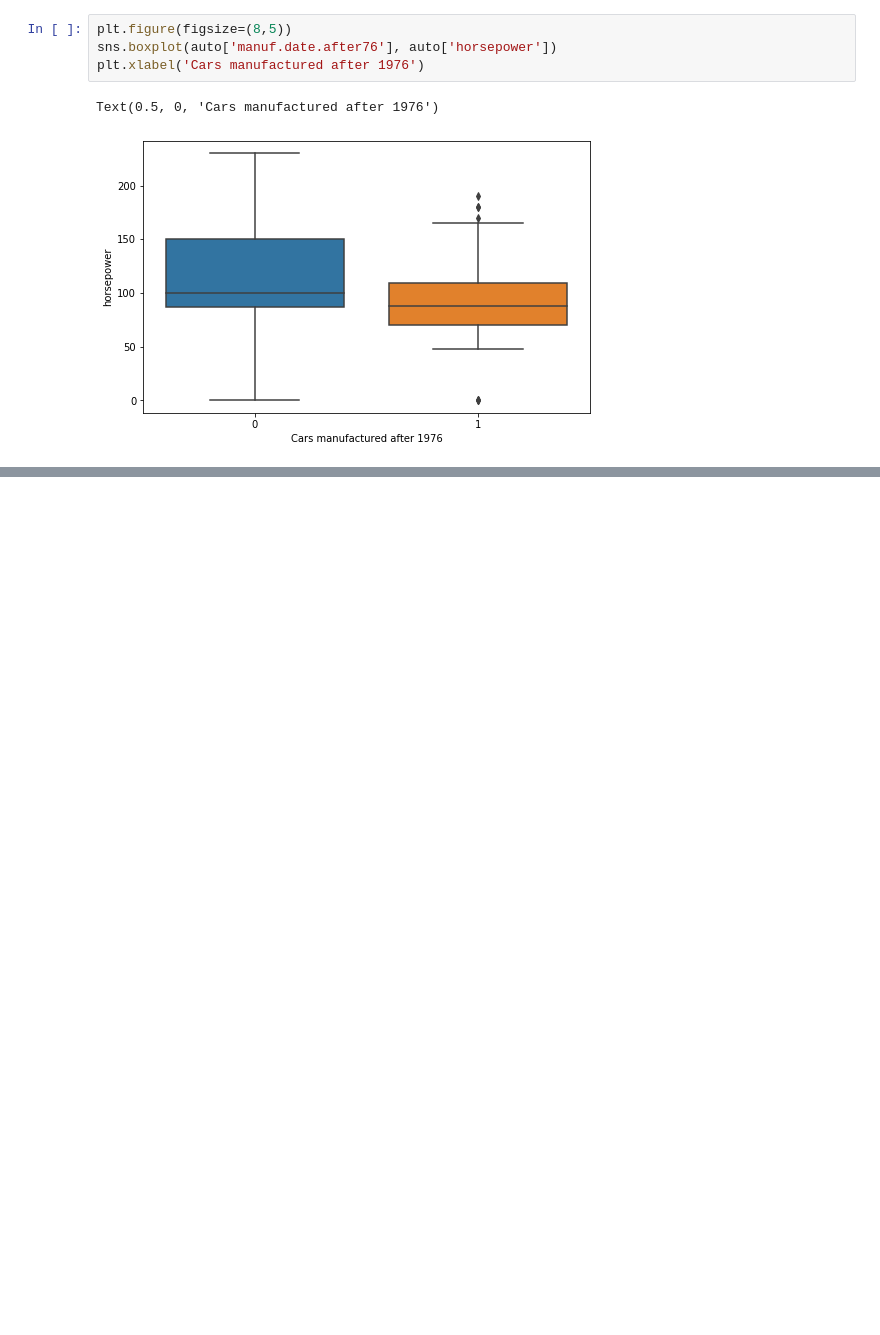
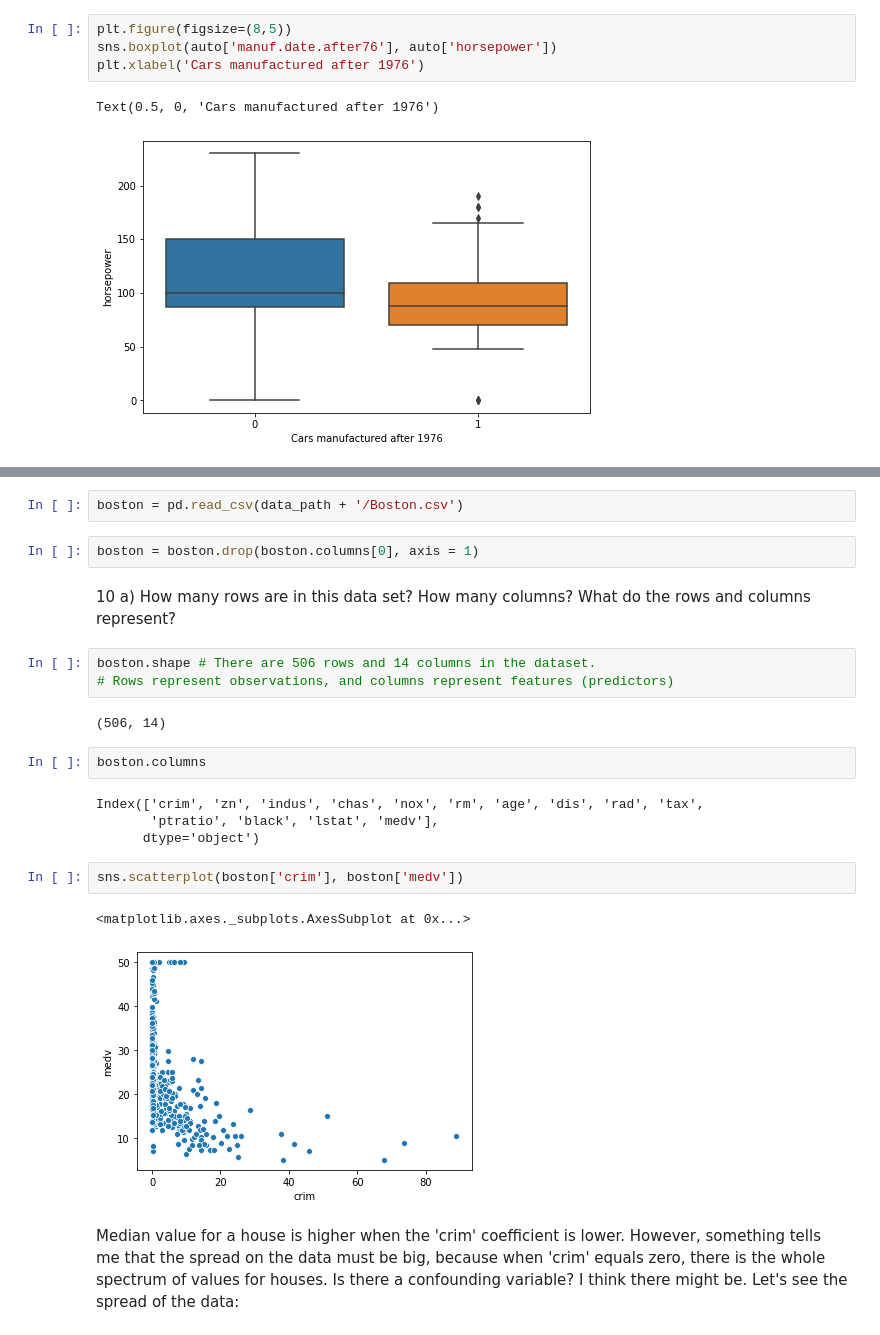
Before and after one commit to JanuszPXYZ/ISLR-Python, a Jupyter notebook: Chapter 2 - Statistical Learning - Applied Exercises.ipynb, the cells around one changed output, grey strips where cells are left out. Saved outputs shown, nothing was run; the diff lists cells and outputs as text; blank space fills up the shorter version.

```diff
--- a/Chapter 2 - Statistical Learning - Applied Exercises.ipynb
+++ b/Chapter 2 - Statistical Learning - Applied Exercises.ipynb
@@ -320,0 +344,24 @@ Text(0.5, 0, 'Cars manufactured after 1976')
+# %%
+boston = pd.read_csv(data_path + '/Boston.csv')
+# %%
+boston = boston.drop(boston.columns[0], axis = 1)
+# %% [markdown]
+10 a) How many rows are in this data set? How many columns? What do the rows and columns represent?
+# %%
+boston.shape # There are 506 rows and 14 columns in the dataset.
+# Rows represent observations, and columns represent features (predictors)
+# %% [output]
+(506, 14)
+# %%
+boston.columns
+# %% [output]
+Index(['crim', 'zn', 'indus', 'chas', 'nox', 'rm', 'age', 'dis', 'rad', 'tax',
+       'ptratio', 'black', 'lstat', 'medv'],
+      dtype='object')
+# %%
+sns.scatterplot(boston['crim'], boston['medv'])
+# %% [output]
+<matplotlib.axes._subplots.AxesSubplot at 0x...>
+[figure, added]
+# %% [markdown]
+Median value for a house is higher when the 'crim' coefficient is lower. However, something tells me that the spread on the data must be big, because when 'crim' equals zero, there is the whole spectrum of values for houses. Is there a confounding variable? I think there might be. Let's see the spread of the data:
```
Also changed, not shown: parts of 22 cells of this notebook.
